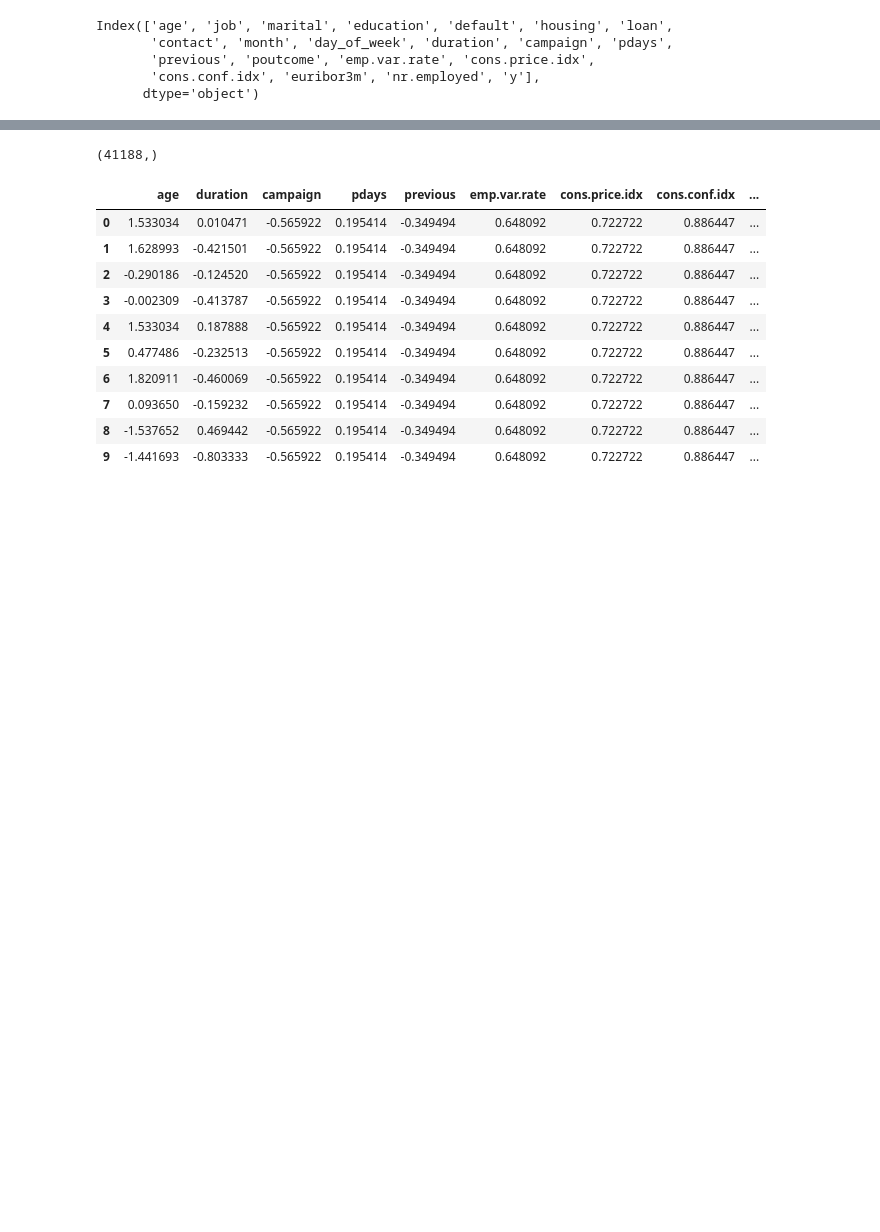
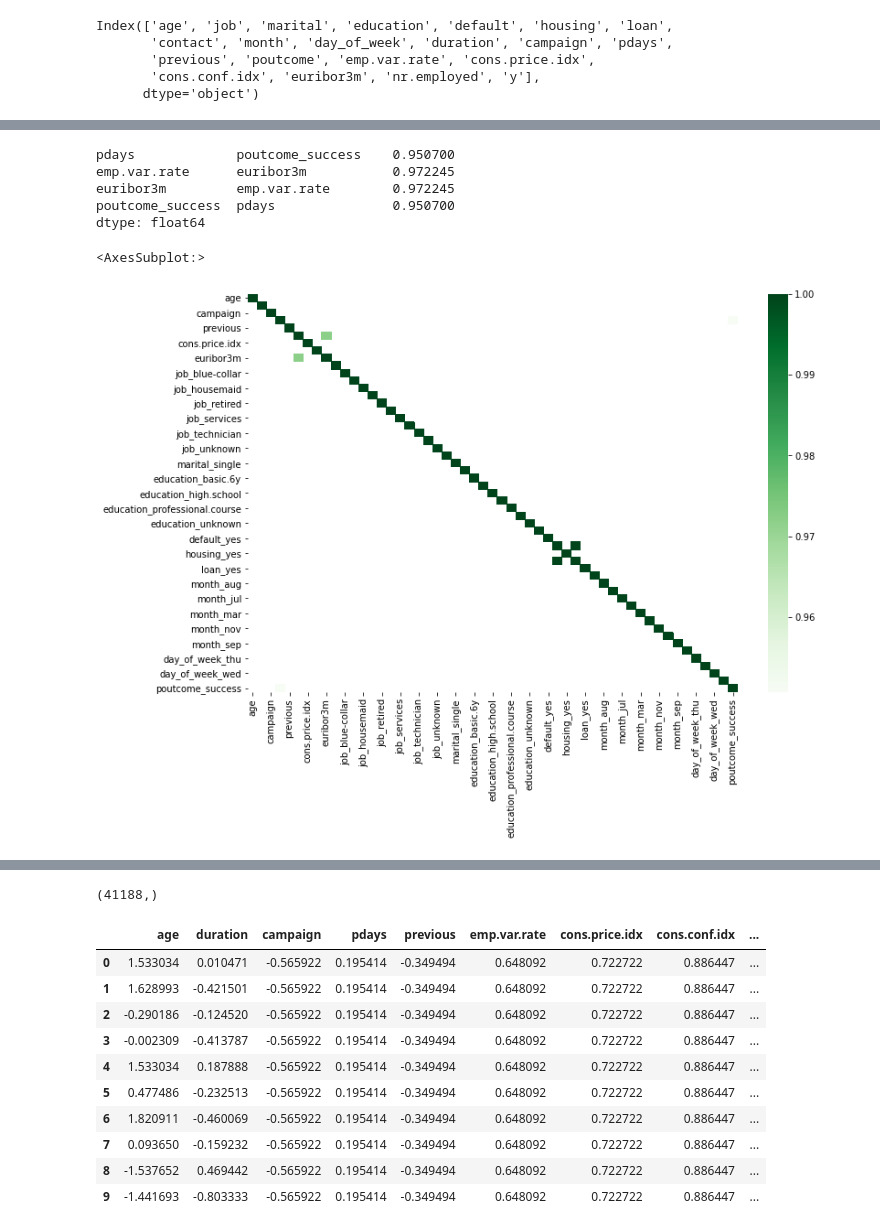
Before and after one commit to dcanTOKA/bbl-536-e-hw, a Jupyter notebook: problem2.ipynb, the cells around one changed output, grey strips where cells are left out. Cells and saved outputs as stored; diff of their text form; code cells hidden in the pictures; blank space fills up the shorter version.

```diff
--- a/problem2.ipynb
+++ b/problem2.ipynb
@@ -61,0 +115,18 @@ X.head(10)
+# %%
+corr = X.corr()
+c1 = corr.abs().unstack()
+c_abs = corr.abs()
+c_plot = c_abs[c_abs > .95]
+a = c1[c1 > 0.95]
+a = a[a != 1.0]
+print(a)
+plt.figure(figsize=(12,8))
+sns.heatmap(c_plot, cmap="Greens")
+# %% [output]
+pdays             poutcome_success    0.950700
+emp.var.rate      euribor3m           0.972245
+euribor3m         emp.var.rate        0.972245
+poutcome_success  pdays               0.950700
+dtype: float64
+<AxesSubplot:>
+[figure, added]
```
Also changed, not shown: parts of 13 cells of this notebook, 5 other files.
